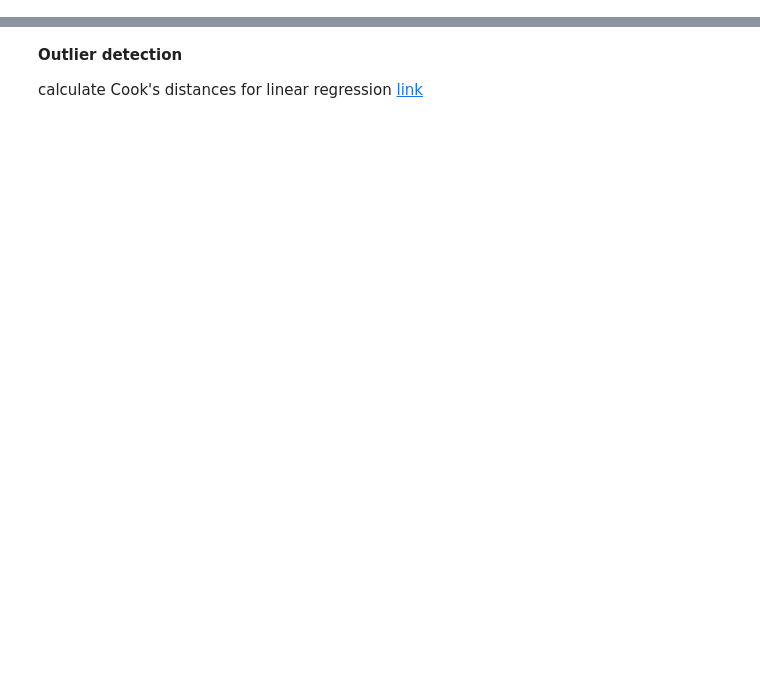
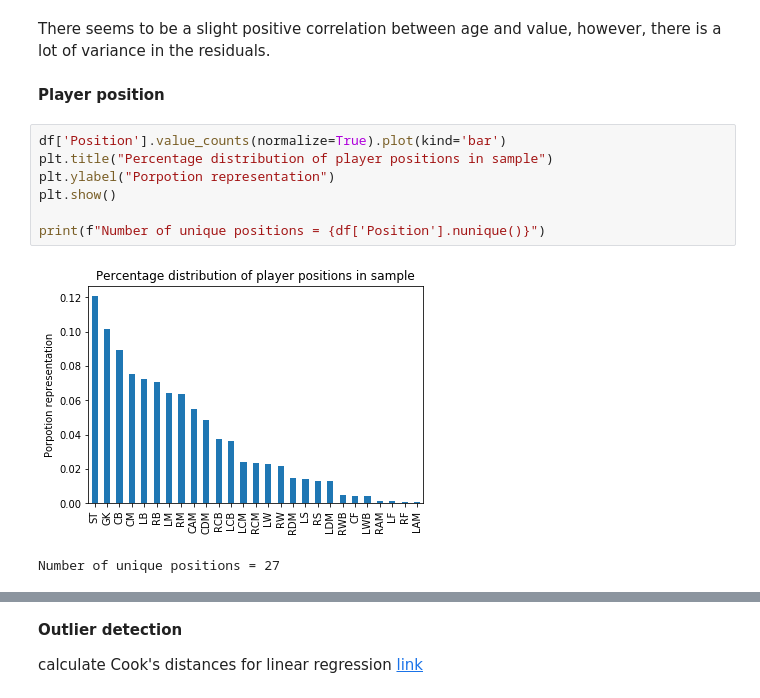
Before and after one commit to julian-west/sofifa-analysis, a Jupyter notebook: predicting player value.ipynb, the cells around one changed output, grey strips where cells are left out. Saved outputs shown, nothing was run; the diff lists cells and outputs as text; blank space fills up the shorter version.

```diff
--- a/predicting player value.ipynb
+++ b/predicting player value.ipynb
@@ -39,0 +155,14 @@ plt.show()
+# %% [markdown]
+There seems to be a slight positive correlation between age and value, however, there is a lot of variance in the residuals.
+# %% [markdown]
+**Player position**
+# %%
+df['Position'].value_counts(normalize=True).plot(kind='bar')
+plt.title("Percentage distribution of player positions in sample")
+plt.ylabel("Porpotion representation")
+plt.show()
+
+print(f"Number of unique positions = {df['Position'].nunique()}")
+# %% [output]
+[figure, added]
+Number of unique positions = 27
```
Also changed, not shown: parts of 84 cells of this notebook.
